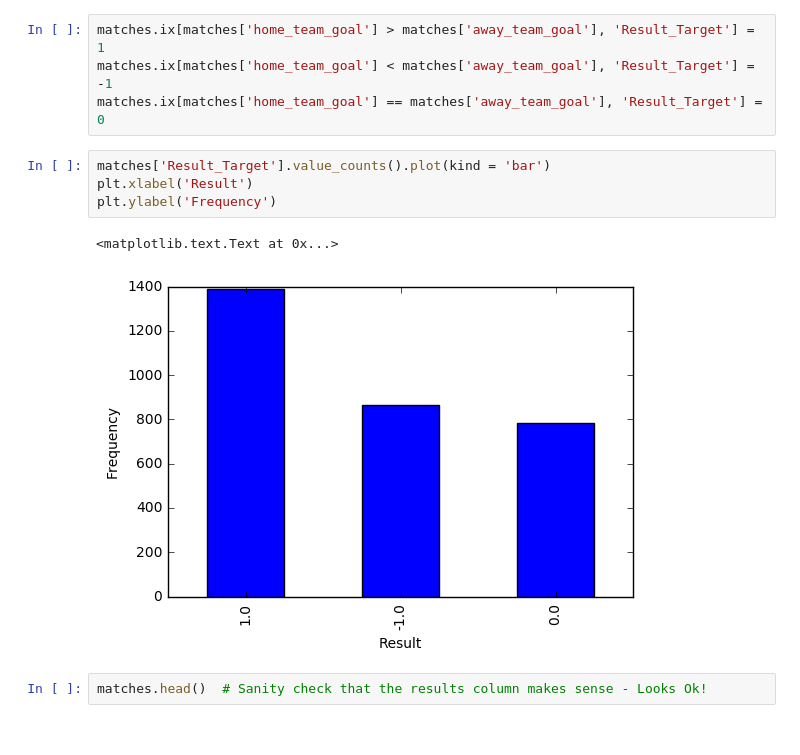
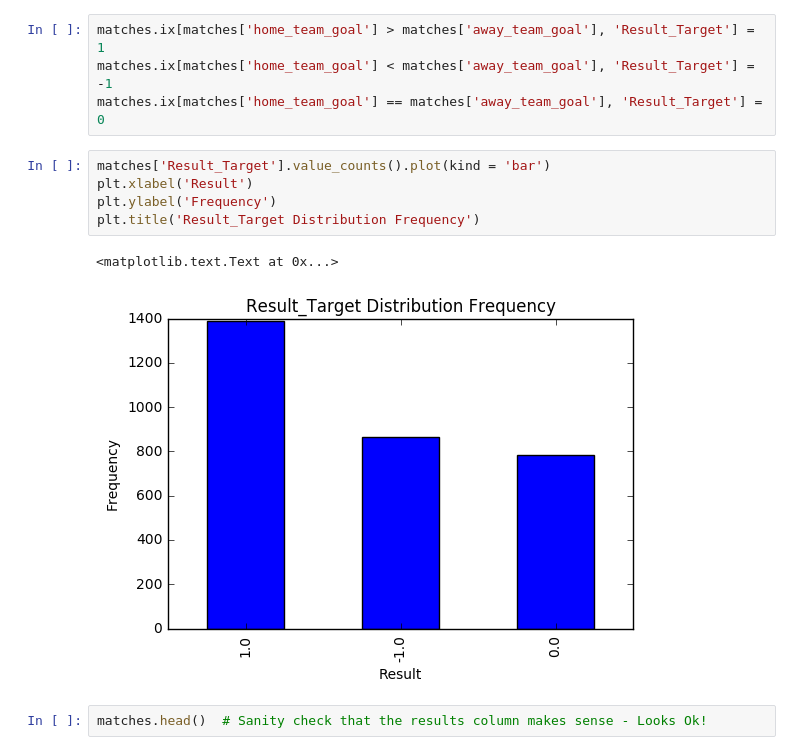
Before and after one commit to mtetkosk/European_Soccer_Prediction, a Jupyter notebook: notebooks/20170125_Feature_Creation.ipynb, the cells around one changed output. Saved outputs shown, nothing was run; the diff lists cells and outputs as text.

```diff
--- a/notebooks/20170125_Feature_Creation.ipynb
+++ b/notebooks/20170125_Feature_Creation.ipynb
@@ -45,10 +45,11 @@ matches.ix[matches['home_team_goal'] == matches['away_team_goal'], 'Result_Targe
 # %%
 matches['Result_Target'].value_counts().plot(kind = 'bar')
 plt.xlabel('Result')
 plt.ylabel('Frequency')
+plt.title('Result_Target Distribution Frequency')
 # %% [output]
 <matplotlib.text.Text at 0x...>
-[figure, old version]
+[figure, new version]
 # %%
 matches.head()  # Sanity check that the results column makes sense - Looks Ok!
 # %% [output]
```
Also changed, not shown: parts of 5 cells of this notebook, 3 other files.
